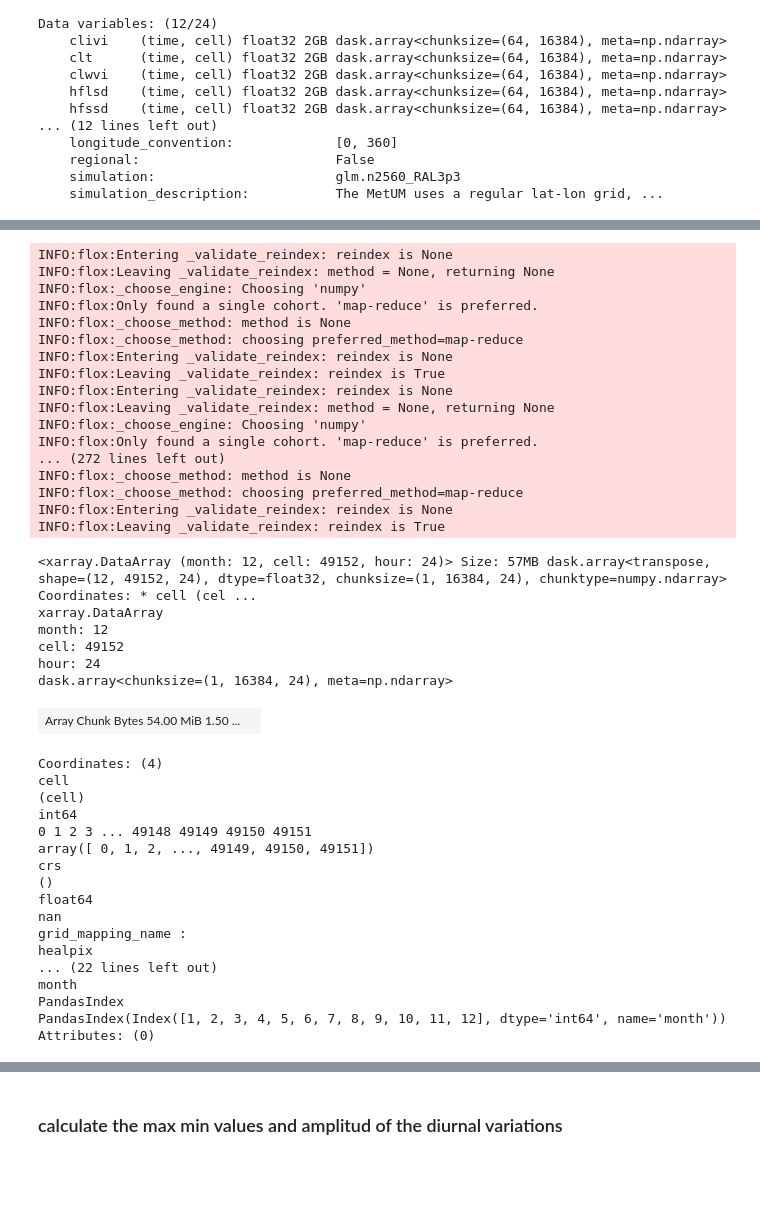
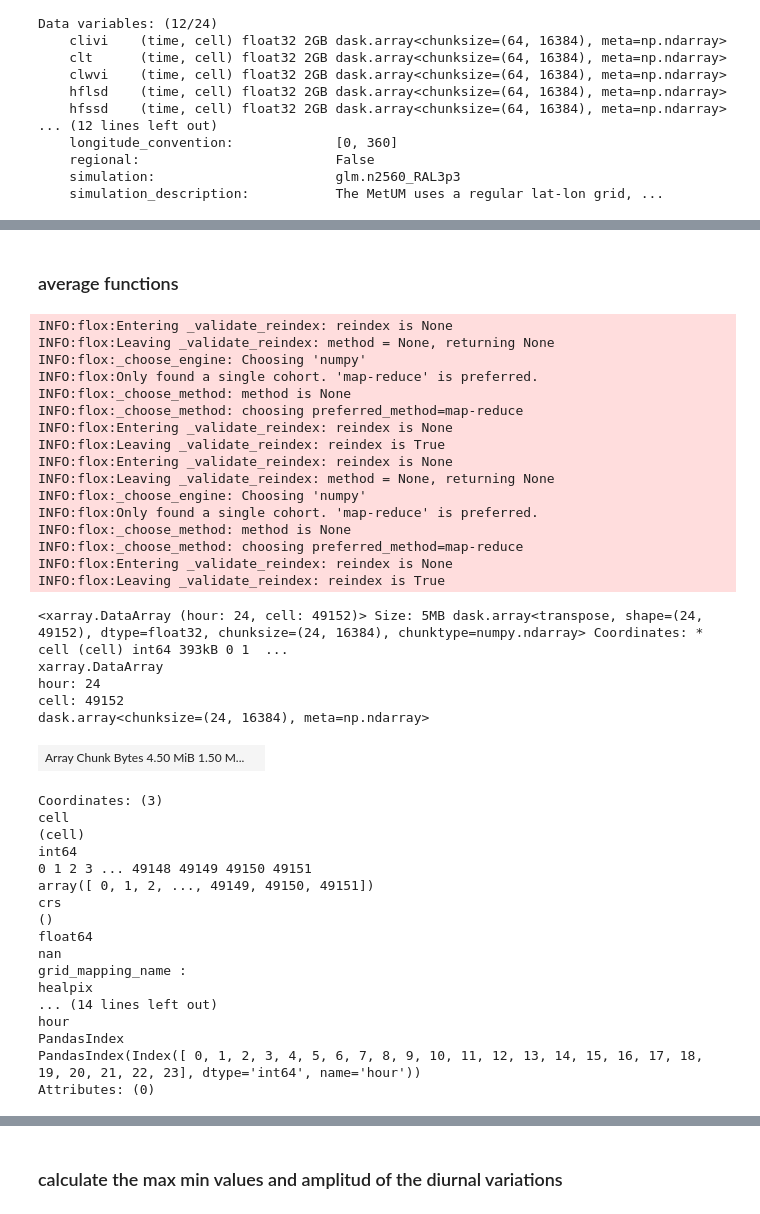
Before and after one commit to 21centuryweather/hk25-AusNode-coastal, a Jupyter notebook: analysis/diurnal_wind_cycle.ipynb, the cells around one changed output, grey strips where cells are left out. Drawn from its saved outputs; the diff is of its cells as text; code cells hidden in the pictures; blank space fills up the shorter version.

```diff
--- a/analysis/diurnal_wind_cycle.ipynb
+++ b/analysis/diurnal_wind_cycle.ipynb
@@ -36,6 +36,9 @@ Data variables: (12/24)
     simulation_description:           The MetUM uses a regular lat-lon grid, ...
 # %%
 # slect the wind data u and v components
-u=ds.uas.sel(time=slice("2020-01-01", "2021-01-01"))
-v=ds.vas.sel(time=slice("2020-01-01", "2021-01-01"))
-velocity = (u**2 + v**2)**0.5
+u1=ds.uas.sel(time=slice("2020-04-01", "2020-09-30"))
+u2=ds.uas.sel(time=slice("2020-10-01", "2021-04-01"))
+v1=ds.vas.sel(time=slice("2020-04-01", "2020-09-30"))
+v2=ds.vas.sel(time=slice("2020-10-01", "2021-04-01"))
+velocity1 = (u1**2 + v1**2)**0.5
+velocity2 = (u2**2 + v2**2)**0.5
@@ -69 +45,3 @@ m s-1
+# %% [markdown]
+### average functions
 # %%
@@ -76,38 +53,43 @@ def monthly_hourly_average(data):
     monthly_hourly_avg = data.groupby('time.month').apply(lambda x: x.groupby('time.hour').mean('time'))
 
     return monthly_hourly_avg
+# %%
+def hourly_average(data):
+    """
+    Compute the time average for each hour of the day across all days for whole time period
+    """
+    # Group by month, then by hour, and compute the mean over time within each group
+    hourly_avg = data.groupby('time.hour').mean('time')
+
+    return hourly_avg
 # %%
 # get the average velocities
-hourly_avg_u = monthly_hourly_average(u)
-hourly_avg_v = monthly_hourly_average(v)
-hourly_avg_velocity = monthly_hourly_average(velocity)
-hourly_avg_velocity
+hourly_avg_velocity1 = hourly_average(velocity1)
+hourly_avg_velocity2 = hourly_average(velocity2)
 # %% [output]
 INFO:flox:Entering _validate_reindex: reindex is None
 INFO:flox:Leaving _validate_reindex: method = None, returning None
 INFO:flox:_choose_engine: Choosing 'numpy'
 INFO:flox:Only found a single cohort. 'map-reduce' is preferred.
 INFO:flox:_choose_method: method is None
 INFO:flox:_choose_method: choosing preferred_method=map-reduce
 INFO:flox:Entering _validate_reindex: reindex is None
 INFO:flox:Leaving _validate_reindex: reindex is True
 INFO:flox:Entering _validate_reindex: reindex is None
 INFO:flox:Leaving _validate_reindex: method = None, returning None
 INFO:flox:_choose_engine: Choosing 'numpy'
 INFO:flox:Only found a single cohort. 'map-reduce' is preferred.
-... (272 lines left out)
 INFO:flox:_choose_method: method is None
 INFO:flox:_choose_method: choosing preferred_method=map-reduce
 INFO:flox:Entering _validate_reindex: reindex is None
 INFO:flox:Leaving _validate_reindex: reindex is True
-<xarray.DataArray (month: 12, cell: 49152, hour: 24)> Size: 57MB dask.array<transpose, shape=(12, 49152, 24), dtype=float32, chunksize=(1, 16384, 24), chunktype=numpy.ndarray> Coordinates: * cell (cel ...
+<xarray.DataArray (hour: 24, cell: 49152)> Size: 5MB dask.array<transpose, shape=(24, 49152), dtype=float32, chunksize=(24, 16384), chunktype=numpy.ndarray> Coordinates: * cell (cell) int64 393kB 0 1  ...
 xarray.DataArray
-month: 12
+hour: 24
 cell: 49152
-hour: 24
-dask.array<chunksize=(1, 16384, 24), meta=np.ndarray>
+dask.array<chunksize=(24, 16384), meta=np.ndarray>
-| Array Chunk Bytes 54.00 MiB 1.50 ... |  |
+| Array Chunk Bytes 4.50 MiB 1.50 M... |  |
-Coordinates: (4)
+Coordinates: (3)
 cell
 (cell)
 int64
@@ -119,8 +101,8 @@ float64
 nan
 grid_mapping_name :
 healpix
-... (22 lines left out)
-month
+... (14 lines left out)
+hour
 PandasIndex
-PandasIndex(Index([1, 2, 3, 4, 5, 6, 7, 8, 9, 10, 11, 12], dtype='int64', name='month'))
+PandasIndex(Index([ 0, 1, 2, 3, 4, 5, 6, 7, 8, 9, 10, 11, 12, 13, 14, 15, 16, 17, 18, 19, 20, 21, 22, 23], dtype='int64', name='hour'))
 Attributes: (0)
```
Also changed, not shown: parts of 26 cells of this notebook.
